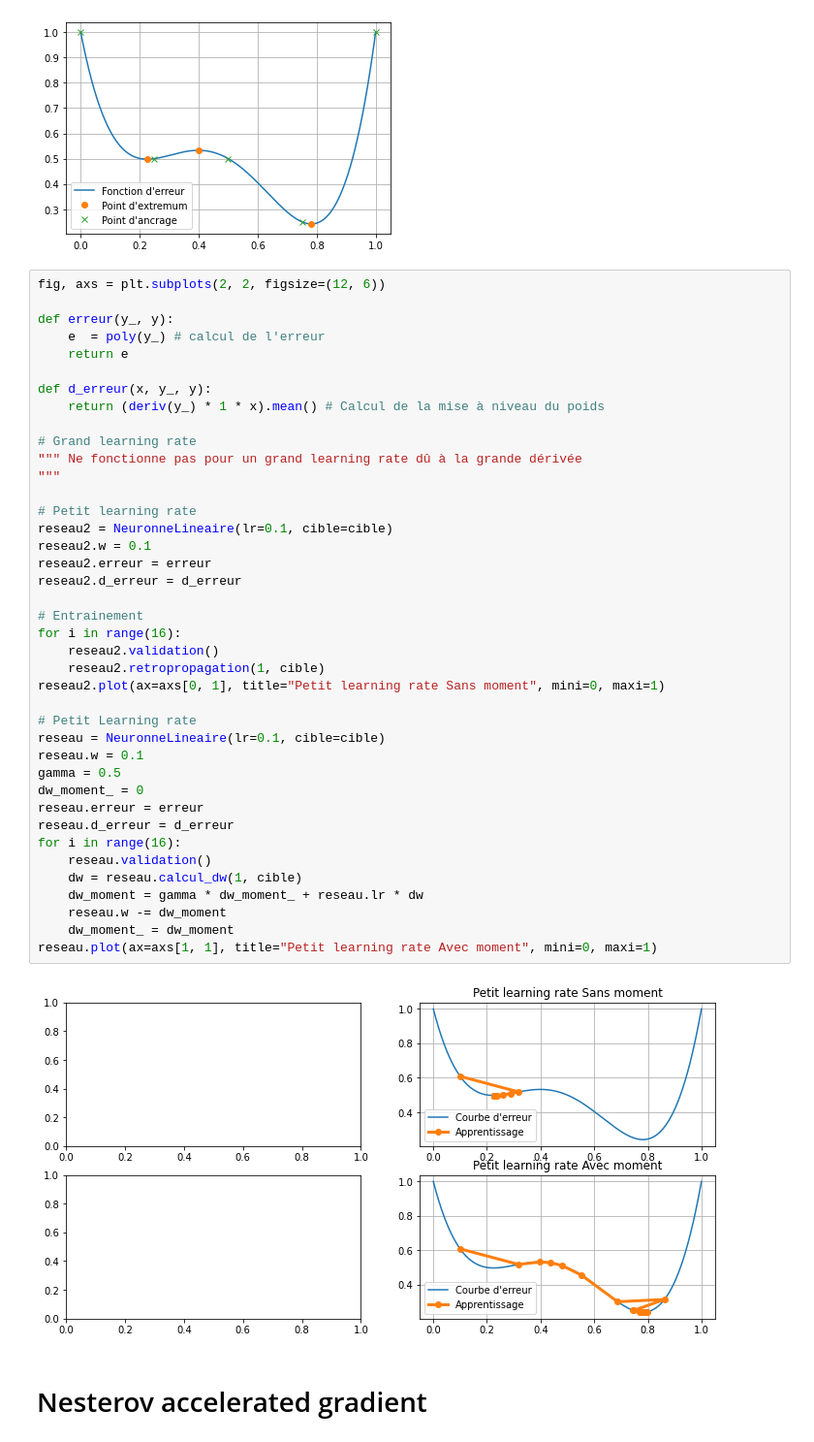
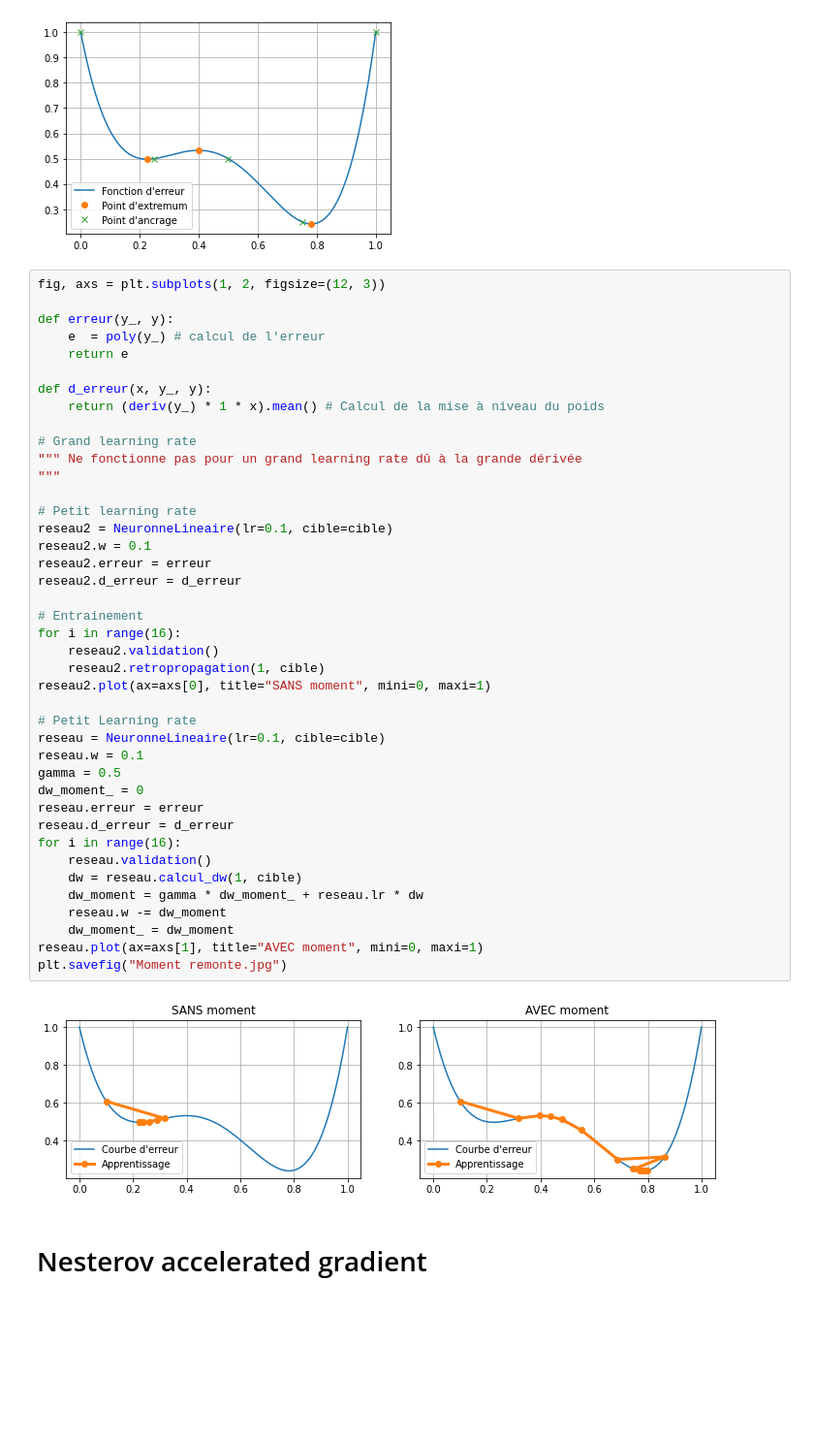
Before and after one commit to tttienthinh/4Tipe, a Jupyter notebook: 5-Optimizers/Test optimizer.ipynb, the cells around one changed output. Shown at 97% size. Drawn from its saved outputs; the diff is of its cells as text; blank space fills up the shorter version.

```diff
--- a/5-Optimizers/Test optimizer.ipynb
+++ b/5-Optimizers/Test optimizer.ipynb
@@ -300,7 +348,7 @@ print(cible)
 0.7818245754575138
 [figure]
 # %%
-fig, axs = plt.subplots(2, 2, figsize=(12, 6))
+fig, axs = plt.subplots(1, 2, figsize=(12, 3))
 
 def erreur(y_, y):
     e  = poly(y_) # calcul de l'erreur
@@ -311,36 +359,37 @@ def d_erreur(x, y_, y):
 
 # Grand learning rate
 """ Ne fonctionne pas pour un grand learning rate dû à la grande dérivée
 """
 
 # Petit learning rate
 reseau2 = NeuronneLineaire(lr=0.1, cible=cible)
 reseau2.w = 0.1
 reseau2.erreur = erreur
 reseau2.d_erreur = d_erreur
 
 # Entrainement
 for i in range(16):
     reseau2.validation()
     reseau2.retropropagation(1, cible)
-reseau2.plot(ax=axs[0, 1], title="Petit learning rate Sans moment", mini=0, maxi=1)
+reseau2.plot(ax=axs[0], title="SANS moment", mini=0, maxi=1)
 
 # Petit Learning rate
 reseau = NeuronneLineaire(lr=0.1, cible=cible)
 reseau.w = 0.1
 gamma = 0.5
 dw_moment_ = 0
 reseau.erreur = erreur
 reseau.d_erreur = d_erreur
 for i in range(16):
     reseau.validation()
     dw = reseau.calcul_dw(1, cible)
     dw_moment = gamma * dw_moment_ + reseau.lr * dw
     reseau.w -= dw_moment
     dw_moment_ = dw_moment
-reseau.plot(ax=axs[1, 1], title="Petit learning rate Avec moment", mini=0, maxi=1)
+reseau.plot(ax=axs[1], title="AVEC moment", mini=0, maxi=1)
+plt.savefig("Moment remonte.jpg")
 # %% [output]
-[figure, old version]
+[figure, new version]
 # %% [markdown]
 # Nesterov accelerated gradient
 # %%
```
Also changed, not shown: parts of 1 cell of this notebook, 26 other files.
